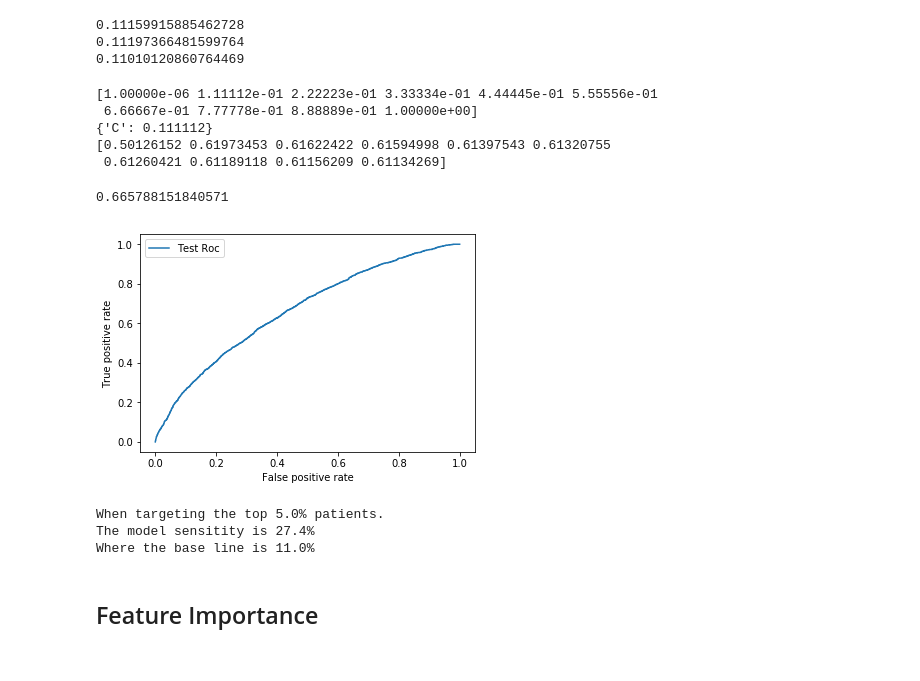
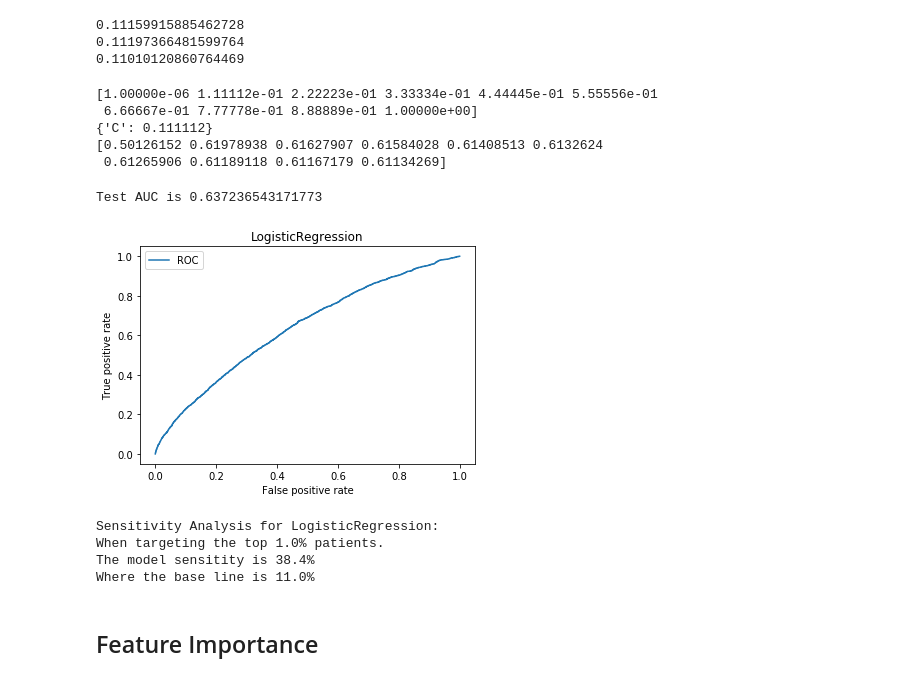
Before and after one commit to wowChelios/DS_TermProject, a Jupyter notebook: EDA_1.ipynb, the cells around one changed output. Saved outputs shown, nothing was run; the diff lists cells and outputs as text; code cells hidden in the pictures.

```diff
--- a/EDA_1.ipynb
+++ b/EDA_1.ipynb
@@ -46,6 +23,6 @@ col_na = list(filter(lambda x: x[1]!=0, detect_na(df).items()))
 # %%
-for e in col_na:
-    df[e[0]] = df[e[0]].replace("?", np.NaN)
+for e in df.columns:
+    df[e] = df[e].replace("?", np.NaN)
 # %%
 def get_nadf (df):
     cols_df = pd.DataFrame(df.isna().sum()[df.isna().sum() != 0])
@@ -158,20 +135,18 @@ print(lr_cv.cv_results_['mean_test_score'])
 [1.00000e-06 1.11112e-01 2.22223e-01 3.33334e-01 4.44445e-01 5.55556e-01
  6.66667e-01 7.77778e-01 8.88889e-01 1.00000e+00]
 {'C': 0.111112}
-[0.50126152 0.61973453 0.61622422 0.61594998 0.61397543 0.61320755
- 0.61260421 0.61189118 0.61156209 0.61134269]
+[0.50126152 0.61978938 0.61627907 0.61584028 0.61408513 0.6132624
+ 0.61265906 0.61189118 0.61167179 0.61134269]
 # %%
 from sklearn.metrics import roc_auc_score, roc_curve
-lr = lr_cv.best_estimator_
-lr.fit(X_train_resped, Y_train_resped)
-lr_pre = lr.predict_proba(X_test)[:,1]
-print(roc_auc_score(Y_test, lr_pre))
-fpr, tpr, thresholds = roc_curve(Y_test, lr_pre)
-plt.plot(fpr, tpr, label="Test Roc")
-plt.ylabel("True positive rate")
-plt.xlabel("False positive rate")
-plt.legend()
-plt.show()
+def plot_auc(model):
+    model.fit(X_train_resped, Y_train_resped)
+    model_pre = model.predict_proba(X_test)[:,1]
+    print("Test AUC is {}".format(roc_auc_score(Y_test, model_pre)))
+    fpr, tpr, thresholds = roc_curve(Y_test, model_pre)
+    plt.plot(fpr, tpr, label="ROC")
+    plt.title(str(type(model)).split(".")[-1][:-2])
+    plt.ylabel("True positive rate")
+    plt.xlabel("False positive rate")
+    plt.legend()
+    plt.show()
-# %% [output]
-0.665788151840571
-[figure, removed]
@@ -182,14 +153,28 @@ Y_test_sorted = np.array(Y_test)[order]
+# %%
+plot_auc(lr)
+# %% [output]
+Test AUC is 0.637236543171773
+[figure, added]
 # %%
-top_percentage_targeting = 0.05
-base_rate = np.mean(Y_test)
-predicted_readrate=np.mean(Y_test_sorted[0:int(len(Y_test_sorted)*top_percentage_targeting)])
-print("When targeting the top {}% patients.".format(top_percentage_targeting*100))
-print("The model sensitity is {}%".format(round(predicted_readrate*100,1)))
-print("Where the base line is {}%".format(round(base_rate*100,1)))
+def sensitivity_analysis(model, percentage):
+    model_pre = model.predict_proba(X_test)[:,1]
+    order = np.argsort(model_pre)[::-1]
+    probs_sub_sorted = model_pre[order]
+    Y_test_sorted = np.array(Y_test)[order]
+    top_percentage_targeting = percentage
+    base_rate = np.mean(Y_test)
+    predicted_readrate=np.mean(Y_test_sorted[0:int(len(Y_test_sorted)*top_percentage_targeting)])
+    print("Sensitivity Analysis for {}:".format(str(type(model)).split(".")[-1][:-2]))
+    print("When targeting the top {}% patients.".format(top_percentage_targeting*100))
+    print("The model sensitity is {}%".format(round(predicted_readrate*100,1)))
+    print("Where the base line is {}%".format(round(base_rate*100,1)))
-# %% [output]
-When targeting the top 5.0% patients.
-The model sensitity is 27.4%
-Where the base line is 11.0%
+# %%
+sensitivity_analysis(lr,0.01)
+# %% [output]
+Sensitivity Analysis for LogisticRegression:
+When targeting the top 1.0% patients.
+The model sensitity is 38.4%
+Where the base line is 11.0%
 # %% [markdown]
 ## Feature Importance
 # %%
```
Also changed, not shown: parts of 10 cells of this notebook.
